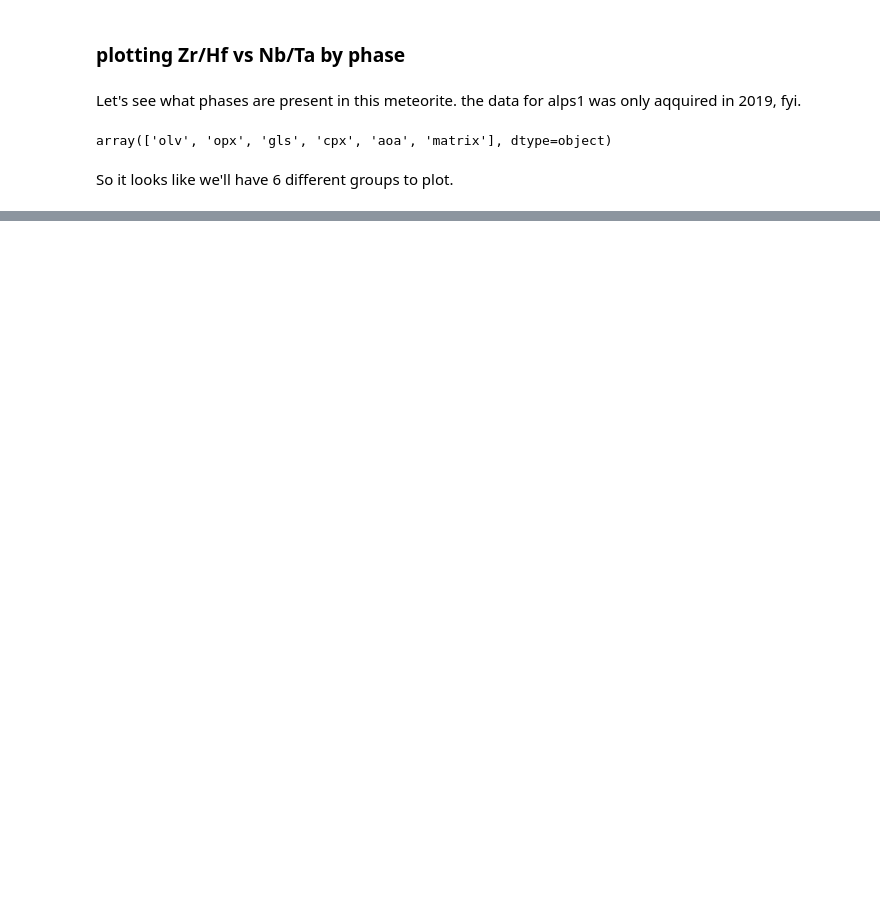
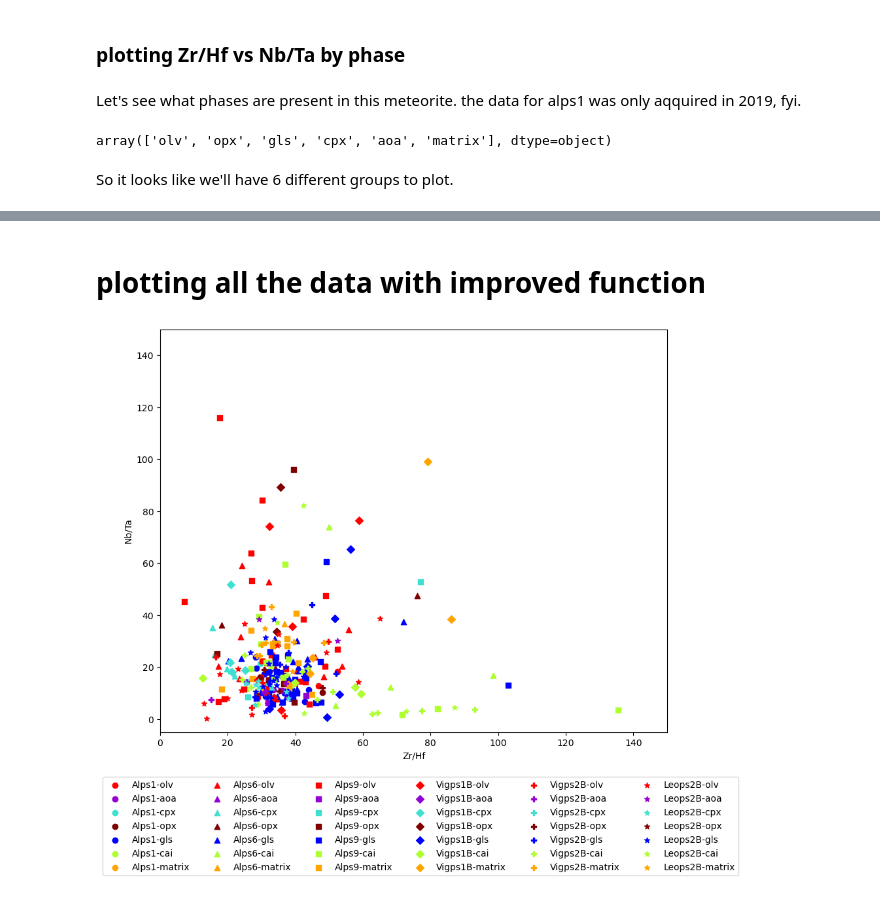
Before and after one commit to JGCAITLIN/HFSE, a Jupyter notebook: prelim_plotting.ipynb, the cells around one changed output, grey strips where cells are left out. Saved outputs shown, nothing was run; the diff lists cells and outputs as text; code cells hidden in the pictures; blank space fills up the shorter version.

Commit message:
added ratio calculation to data find function. made big plot.

```diff
--- a/prelim_plotting.ipynb
+++ b/prelim_plotting.ipynb
@@ -182,0 +228,43 @@ ax.set_title('Alps1')
+# %% [markdown]
+# plotting all the data with improved function
+# %%
+#plotting
+
+#what I want to look at:
+meteorites = ['Alps1', 'Alps6', 'Alps9', 'Vigps1B', 'Vigps2B', 'Leops2B']
+phases     = ['olv', 'aoa', 'cpx', 'opx', 'gls', 'cai', 'matrix']
+
+#arrays for plotting
+met_shape = ['o', '^', 's', 'D', 'P', '*']
+phs_color = ['red', 'darkviolet', 'turquoise', 'maroon', 'blue', 'greenyellow', 'orange']
+
+#setting up plot
+fig, ax = plt.subplots(figsize=(10, 8))
+ax.set_xlabel('Zr/Hf')
+ax.set_ylabel('Nb/Ta')
+ax.set_xlim([0, 150])
+ax.set_ylim([-5, 150])
+
+#plotting loop
+met_i = 0
+for met in meteorites:
+    phs_i = 0
+    for phs in phases:
+
+        #grabbing data
+        d2019_zrhf = sub_df(data_2019, meteorite=met, phase=[phs], element='Zr/Hf', array='on')
+        d2019_nbta = sub_df(data_2019, meteorite=met, phase=[phs], element='Nb/Ta', array='on')
+
+        d2022_zrhf = sub_df(data_2022, meteorite=met, phase=[phs], element='Zr/Hf', array='on')
+        d2022_nbta = sub_df(data_2022, meteorite=met, phase=[phs], element='Nb/Ta', array='on')
+
+        #plotting
+        ax.scatter(d2019_zrhf, d2019_nbta, color=phs_color[phs_i], marker=met_shape[met_i], label=met+'-'+phs)
+        ax.scatter(d2022_zrhf, d2022_nbta, color=phs_color[phs_i], marker=met_shape[met_i])
+
+        phs_i+=1
+    met_i+=1
+
+ax.legend(bbox_to_anchor=(1.15, -0.1), ncols=6);
+# %% [output]
+[figure, added]
```
Also changed, not shown: parts of 8 cells of this notebook.
